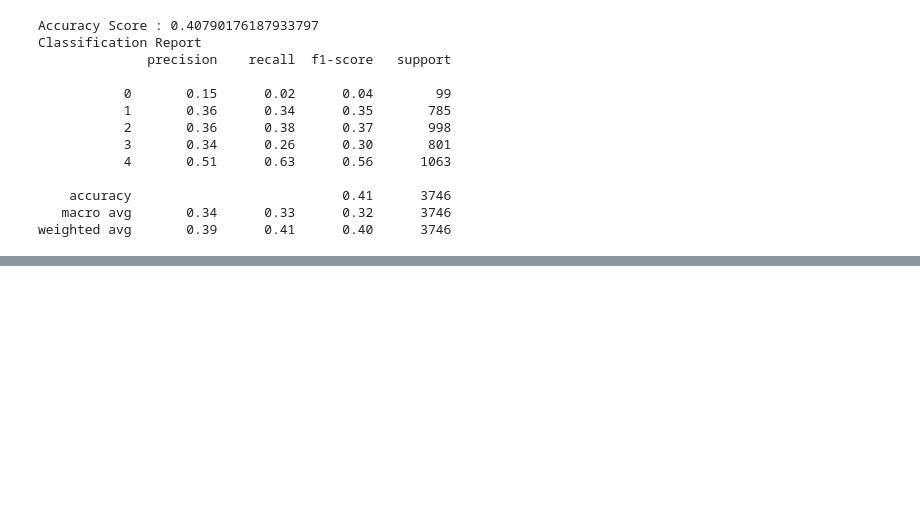
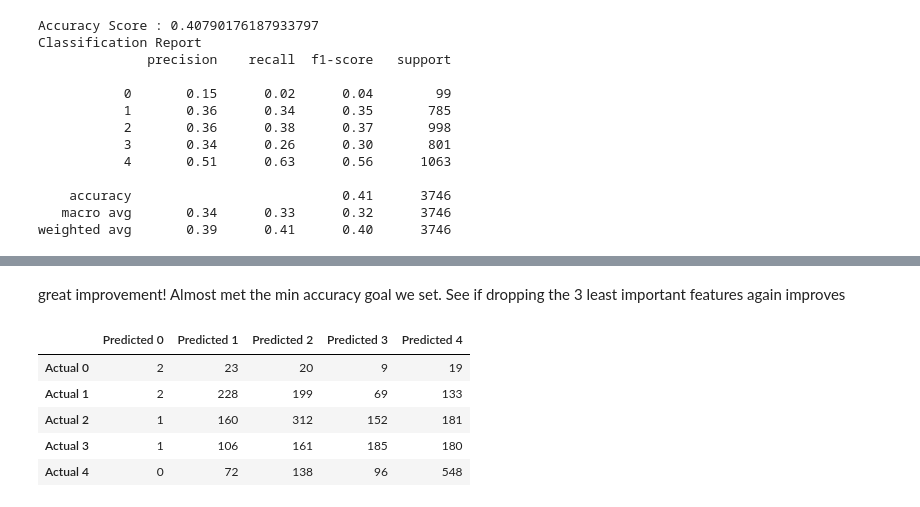
Before and after one commit to trosie3/UofODataViz_Final_Project, a Jupyter notebook: MLmodel.ipynb, the cells around one changed output, grey strips where cells are left out. Drawn from its saved outputs; the diff is of its cells as text; code cells hidden in the pictures; blank space fills up the shorter version.

```diff
--- a/MLmodel.ipynb
+++ b/MLmodel.ipynb
@@ -958,0 +1066,43 @@ Try changing from train 75 / test 25 to train 80 /test 20 - RF, then maybe time
+# %% [markdown]
+great improvement! Almost met the min accuracy goal we set. See if dropping the 3 least important features again improves
+# %%
+# model 1 from above but change testing size and use first dataframe since more accurate
+# Create our features
+X8 = pet_df.drop(["adoptionspeed", "type", "videoamt", "health", "wordbins"], axis=1)
+# %%
+#split the data
+X_train8, X_test8, y_train8, y_test8 = train_test_split(X8, y, random_state=1, test_size=0.2)
+
+# Fitting the Standard Scaler with the training data.
+X_scaler8 = scaler.fit(X_train8)
+
+# Scaling the data.
+X_train_scaled8 = X_scaler8.transform(X_train8)
+X_test_scaled8 = X_scaler8.transform(X_test8)
+# %%
+# Create a random forest classifier.
+rf_model8 = RandomForestClassifier(n_estimators=128, random_state=1)
+
+# Fitting the model
+rf_model8 = rf_model8.fit(X_train_scaled8, y_train8)
+# %%
+# Making predictions using the testing data.
+predictions8 = rf_model8.predict(X_test_scaled8)
+# %%
+# Calculating the accuracy score.
+acc_score8 = accuracy_score(y_test8, predictions8)
+
+# Calculating the confusion matrix.
+cm8 = confusion_matrix(y_test8, predictions8)
+
+# Create a DataFrame from the confusion matrix.
+cm_df8 = pd.DataFrame(cm8, index=["Actual 0", "Actual 1", "Actual 2","Actual 3", "Actual 4"], columns=["Predicted 0", "Predicted 1","Predicted 2","Predicted 3","Predicted 4"])
+
+cm_df8
+# %% [output]
+|  | Predicted 0 | Predicted 1 | Predicted 2 | Predicted 3 | Predicted 4 |
+| Actual 0 | 2 | 23 | 20 | 9 | 19 |
+| Actual 1 | 2 | 228 | 199 | 69 | 133 |
+| Actual 2 | 1 | 160 | 312 | 152 | 181 |
+| Actual 3 | 1 | 106 | 161 | 185 | 180 |
+| Actual 4 | 0 | 72 | 138 | 96 | 548 |
```
Also changed, not shown: parts of 16 cells of this notebook.
